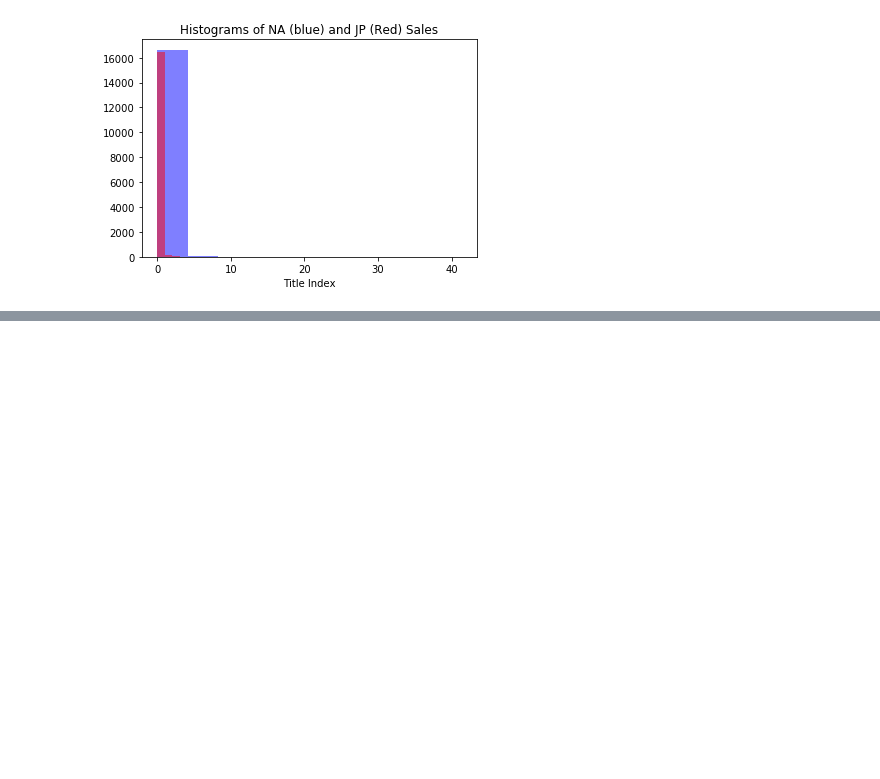
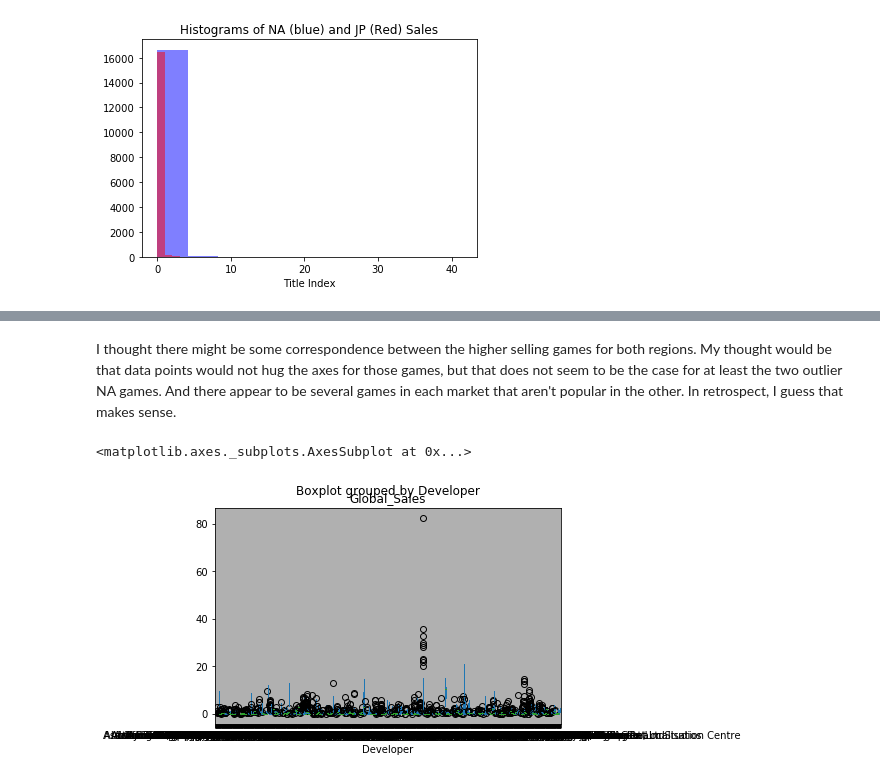
Before and after one commit to lukemlj/VideoGameData, a Jupyter notebook: Video Game Data.ipynb, the cells around one changed output, grey strips where cells are left out. Drawn from its saved outputs; the diff is of its cells as text; code cells hidden in the pictures; blank space fills up the shorter version.

```diff
--- a/Video Game Data.ipynb
+++ b/Video Game Data.ipynb
@@ -90,0 +94,7 @@ plt.show()
+# %% [markdown]
+I thought there might be some correspondence between the higher selling games for both regions. My thought would be that data points would not hug the axes for those games, but that does not seem to be the case for at least the two outlier NA games. And there appear to be several games in each market that aren't popular in the other. In retrospect, I guess that makes sense.
+# %%
+df.boxplot(column='Global_Sales',by='Developer')
+# %% [output]
+<matplotlib.axes._subplots.AxesSubplot at 0x...>
+[figure, added]
```
Also changed, not shown: parts of 13 cells of this notebook.
